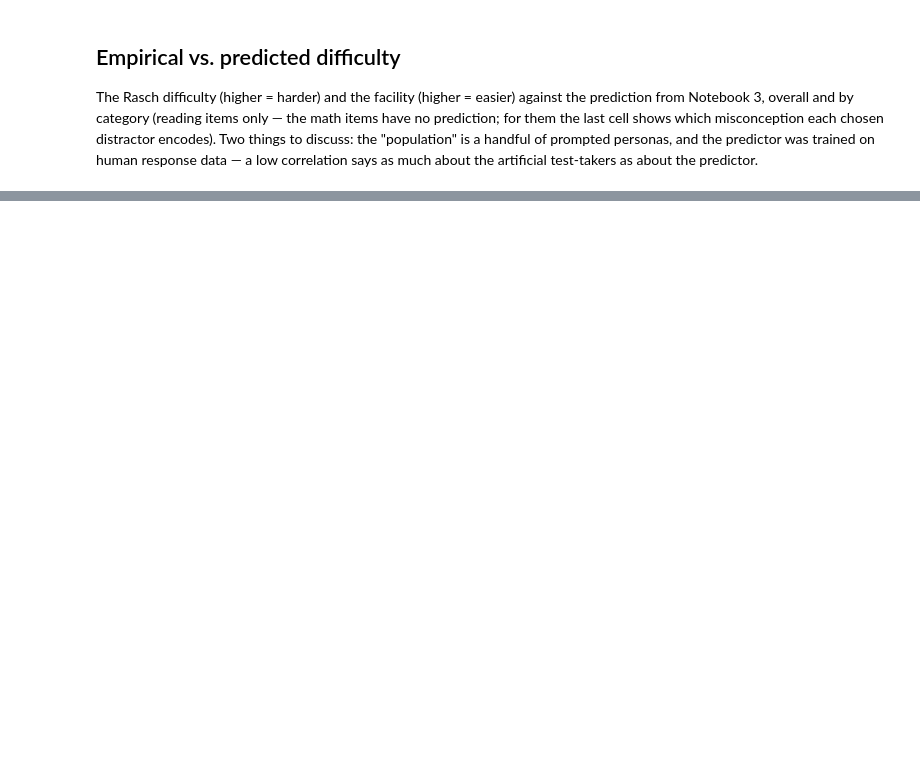
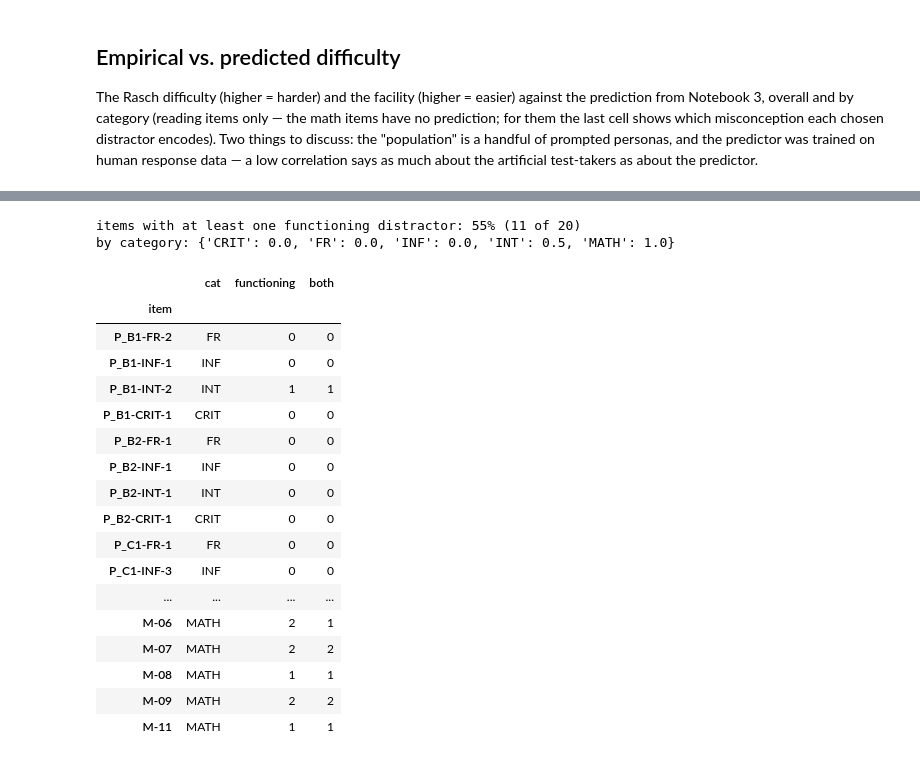
Before and after one commit to RDebelak/tuebingen-aig-fall-school, a Jupyter notebook: fallschool_04_artificial_test_takers.ipynb, the cells around one changed output, grey strips where cells are left out. Drawn from its saved outputs; the diff is of its cells as text; code cells hidden in the pictures; blank space fills up the shorter version.

```diff
--- a/fallschool_04_artificial_test_takers.ipynb
+++ b/fallschool_04_artificial_test_takers.ipynb
@@ -487,0 +715,34 @@ print("saved day2_analysis.json")
+# %%
+MIN_SHARE = 0.05
+
+dis = distractor_table()
+dis = dis[~dis["key"]].copy()
+dis["functioning"] = dis["share"] >= MIN_SHARE
+dis["both"] = dis["functioning"] & (dis["share_weak"] > dis["share_strong"])
+per_item = dis.groupby("item")[["functioning", "both"]].sum().astype(int).reindex(item_ids)
+per_item.insert(0, "cat", [by_id[i]["cat"] for i in per_item.index])
+has_one = per_item["functioning"] > 0
+print(f"items with at least one functioning distractor: {has_one.mean():.0%} ({int(has_one.sum())} of {len(per_item)})")
+print("by category:", per_item.assign(has_one=has_one).groupby("cat")["has_one"].mean().round(2).to_dict())
+per_item
+# %% [output]
+items with at least one functioning distractor: 55% (11 of 20)
+by category: {'CRIT': 0.0, 'FR': 0.0, 'INF': 0.0, 'INT': 0.5, 'MATH': 1.0}
+|  | cat | functioning | both |
+| item |  |  |  |
+| P_B1-FR-2 | FR | 0 | 0 |
+| P_B1-INF-1 | INF | 0 | 0 |
+| P_B1-INT-2 | INT | 1 | 1 |
+| P_B1-CRIT-1 | CRIT | 0 | 0 |
+| P_B2-FR-1 | FR | 0 | 0 |
+| P_B2-INF-1 | INF | 0 | 0 |
+| P_B2-INT-1 | INT | 0 | 0 |
+| P_B2-CRIT-1 | CRIT | 0 | 0 |
+| P_C1-FR-1 | FR | 0 | 0 |
+| P_C1-INF-3 | INF | 0 | 0 |
+| ... | ... | ... | ... |
+| M-06 | MATH | 2 | 1 |
+| M-07 | MATH | 2 | 2 |
+| M-08 | MATH | 1 | 1 |
+| M-09 | MATH | 2 | 2 |
+| M-11 | MATH | 1 | 1 |
```
Also changed, not shown: parts of 18 cells of this notebook, 4 other files.
